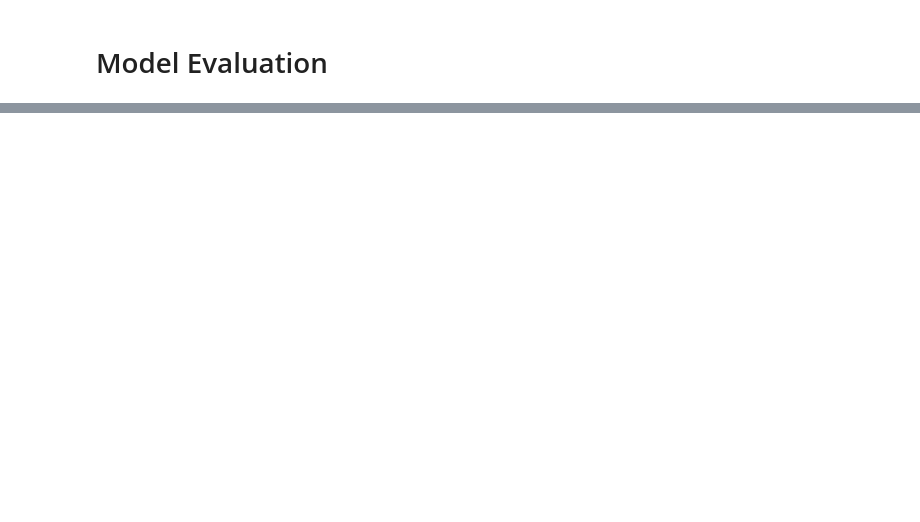
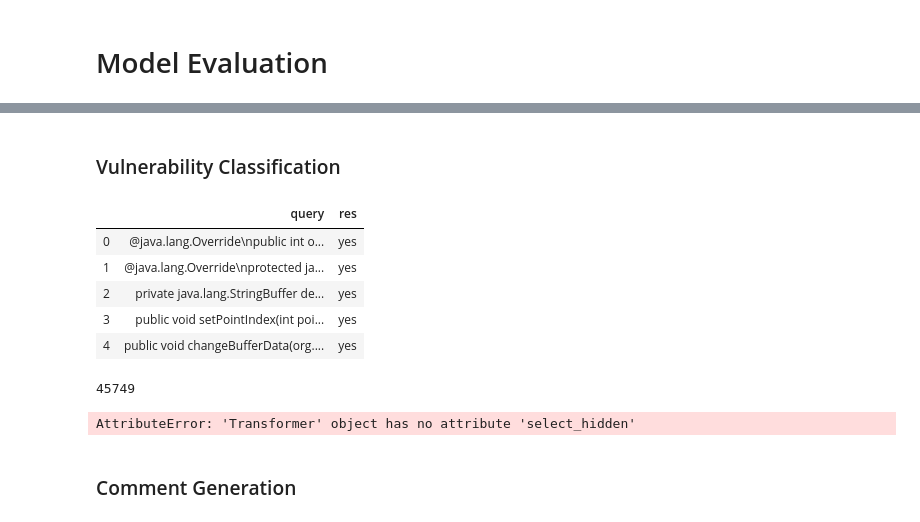
Before and after one commit to ncoop57/sme_qa, a Jupyter notebook: main/nbs/mdling/transformer/transformer.ipynb, the cells around one changed output, grey strips where cells are left out. Cells and saved outputs as stored; diff of their text form; code cells hidden in the pictures; blank space fills up the shorter version.

```diff
--- a/main/nbs/mdling/transformer/transformer.ipynb
+++ b/main/nbs/mdling/transformer/transformer.ipynb
@@ -231,4 +145,34 @@ def eval_vuln(mdl, tst):
+# %% [markdown]
+### Vulnerability Classification
+# %%
+max_query = 1024
+max_res   = 10
+# %%
+task_type = "buggy"
+vuln_trn, vuln_val, vuln_tst = read_data(data_path/task_type)
+# %%
+vuln_val = tag_task(vuln_val, task_type)
+vuln_val = list(filter(partial(max_len, max_query, max_res),
+                       zip(vuln_val["query"], vuln_val["res"])))
+# %%
+vuln_val = pd.DataFrame({"query": [row[0] for row in vuln_val],
+                         "res": [row[1] for row in vuln_val]})
+# %%
+vuln_val.head()
+# %% [output]
+|  | query | res |
+| 0 | @java.lang.Override\npublic int o... | yes |
+| 1 | @java.lang.Override\nprotected ja... | yes |
+| 2 | private java.lang.StringBuffer de... | yes |
+| 3 | public void setPointIndex(int poi... | yes |
+| 4 | public void changeBufferData(org.... | yes |
+# %%
+len(vuln_val)
+# %% [output]
+45749
 # %%
-acc, prec, recal = eval_vuln(learn, df_val[:1000])
+acc, prec, recal = eval_vuln(learn, vuln_val[:500], sp, tags[task_type], max_res)
+# %% [output]
+AttributeError: 'Transformer' object has no attribute 'select_hidden'
 # %%
 acc, prec, recal
@@ -239,0 +181,2 @@ torch.cuda.empty_cache()
+# %% [markdown]
+### Comment Generation
```
Also changed, not shown: parts of 80 cells of this notebook, 11 other files.
